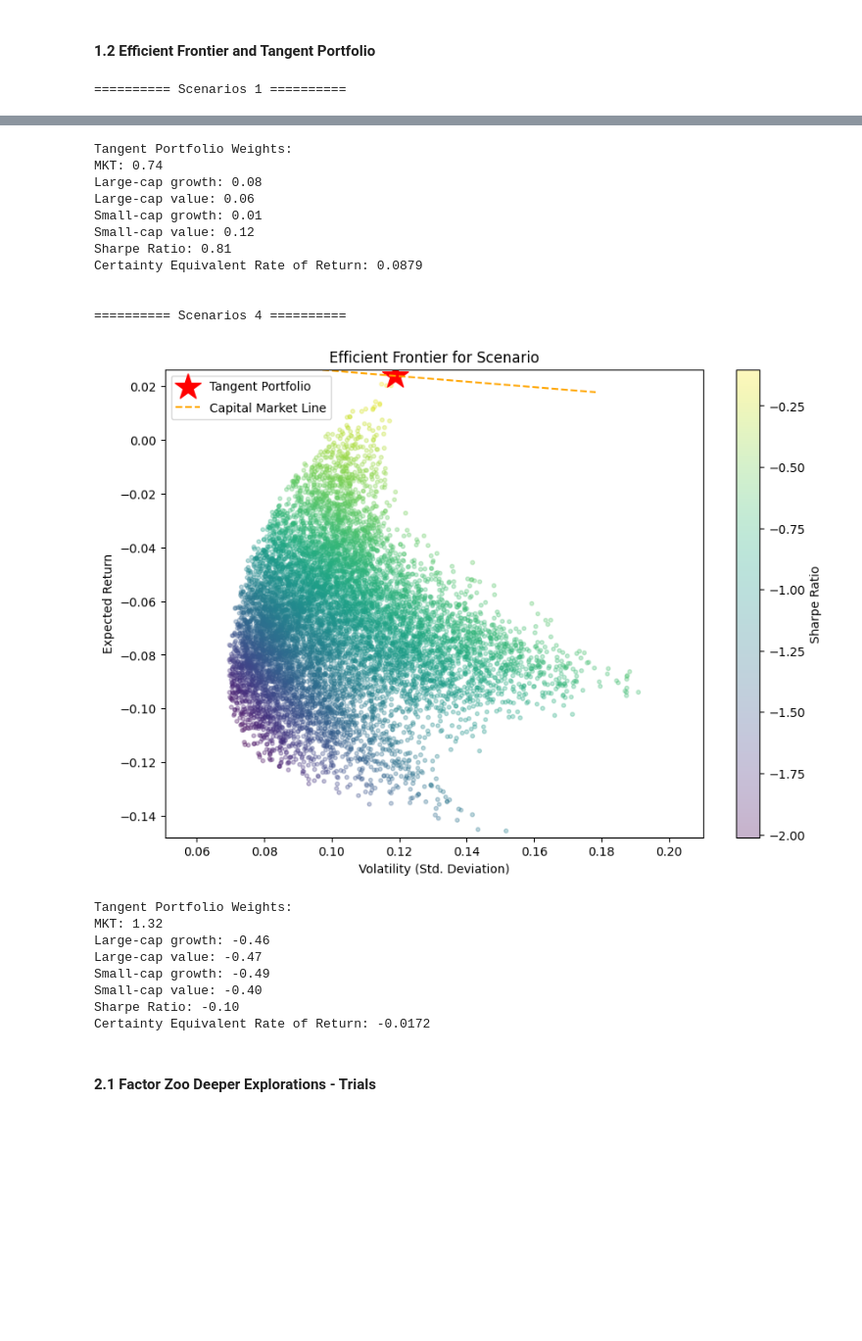
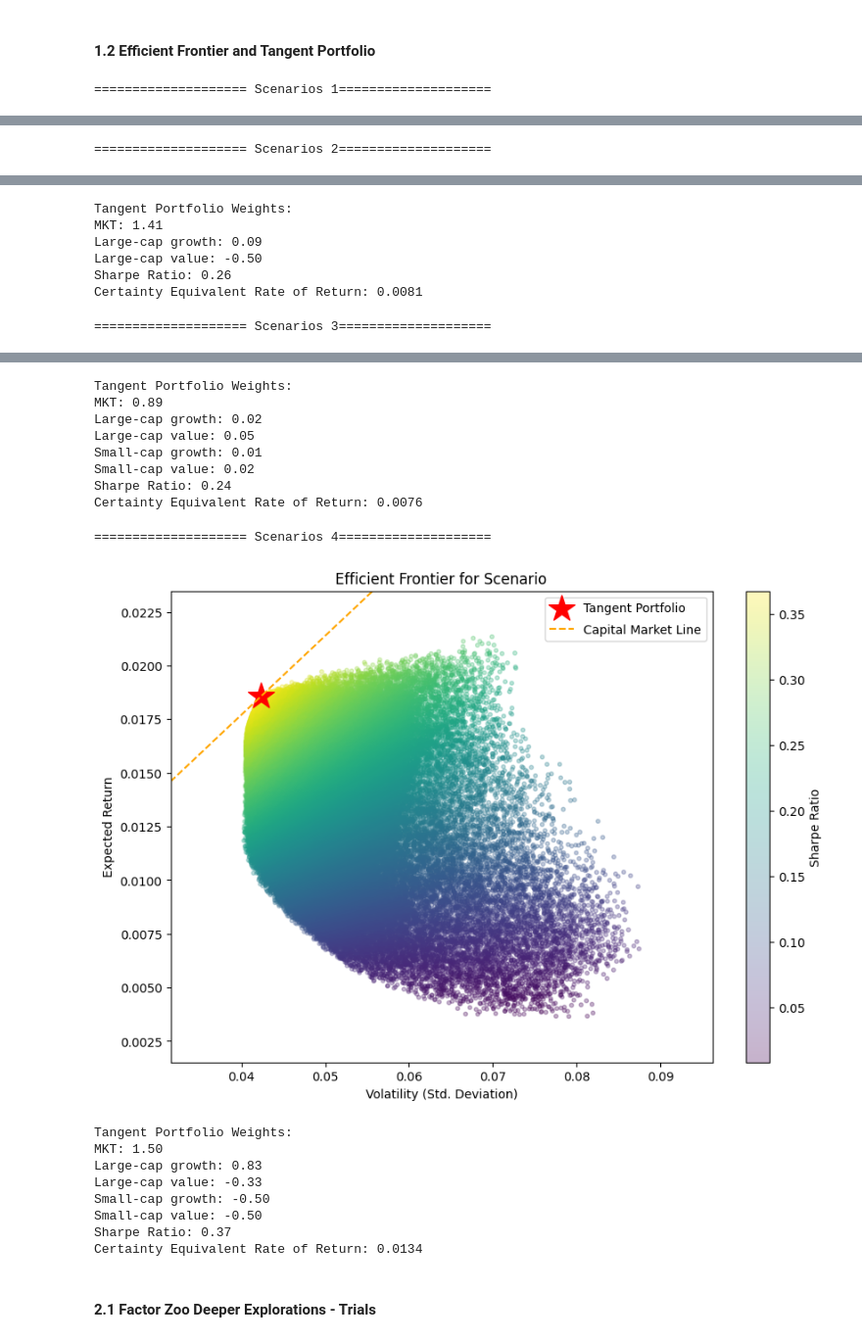
Before and after one commit to yeyechen/HKU-MFIN7034-ML, a Jupyter notebook: coursework_2.ipynb, the cells around one changed output, grey strips where cells are left out. Shown at 98% size. Saved outputs shown, nothing was run; the diff lists cells and outputs as text; code cells hidden in the pictures; blank space fills up the shorter version.

```diff
--- a/coursework_2.ipynb
+++ b/coursework_2.ipynb
@@ -71,7 +99,7 @@ def simulate_portfolios(returns, R_f=0.003, num_portfolios=10000, constraints=No
     results = np.zeros((3, num_portfolios))
     weights_record = []
 
-    for i in range(num_portfolios):
+    for i in tqdm(range(num_portfolios)):
         if constraints == 'long_only':
             weights = np.random.random(num_assets)
             weights /= np.sum(weights)
@@ -84,17 +112,15 @@ def simulate_portfolios(returns, R_f=0.003, num_portfolios=10000, constraints=No
             weights = np.random.uniform(-0.5, 1.5, num_assets)
             weights /= np.sum(weights)
             """
-            # Generate weights using Dirichlet distribution scaled to [-0.5, 1.5]
-            alpha = np.ones(num_assets)
-            weights = np.random.dirichlet(alpha)
-            weights = (weights * 2) - 0.5  # Scale to [-0.5, 1.5] range
+            # weights from -0.5 to 1.5
+            weights = generate_weights(num_assets)
 
         weights_record.append(weights)
-        portfolio_return = np.sum(weights * returns.mean()) * 12
-        portfolio_std_dev = np.sqrt(np.dot(weights.T, np.dot(returns.cov() * 12, weights)))
+        portfolio_return = np.sum(weights * returns.mean())
+        portfolio_std_dev = np.sqrt(np.dot(weights.T, np.dot(returns.cov(), weights)))
         results[0,i] = portfolio_return
         results[1,i] = portfolio_std_dev
-        results[2,i] = (portfolio_return - R_f * 12) / portfolio_std_dev
+        results[2,i] = (portfolio_return - R_f) / portfolio_std_dev
 
     return results, weights_record
 
@@ -106,17 +132,16 @@ def plot_efficient_frontier(results, weights_record, returns, R_f=0.003):
     max_sharpe_weights = weights_record[max_sharpe_idx]
 
     # Calculate tangent line parameters
-    R_f_annual = R_f * 12
-    slope = (max_sharpe_return - R_f_annual) / max_sharpe_std_dev
+    slope = (max_sharpe_return - R_f) / max_sharpe_std_dev
     x_tangent = np.linspace(0, max_sharpe_std_dev * 1.5, 100)
-    y_tangent = R_f_annual + slope * x_tangent
+    y_tangent = R_f + slope * x_tangent
 
     plt.figure(figsize=(10, 7))
     plt.scatter(results[1,:], results[0,:], c=results[2,:], cmap='viridis', marker='o', s=10, alpha=0.3)
     plt.colorbar(label='Sharpe Ratio')
     plt.scatter(max_sharpe_std_dev, max_sharpe_return, c='red', marker='*', s=500, label='Tangent Portfolio')
     plt.plot(x_tangent, y_tangent, '--', c='orange', label='Capital Market Line')
-    # Set dynamic axis limits with 5% padding
+    # Set dynamic axis limits with 10% padding
     x_padding = 0.1 * np.max(results[1,:])
     y_padding = 0.1 * np.max(results[0,:])
     plt.xlim(max(0, np.min(results[1,:]) - x_padding),
@@ -146,9 +171,13 @@ scenarios = [
 
 for i, (constraint, assets) in enumerate(scenarios, 1):
     selected_returns = port_ret_df[assets]
-    results, weights_record = simulate_portfolios(selected_returns, num_portfolios=10000, constraints=constraint)
-    print(f'========== Scenarios {i} ==========')
+    num_simulation = 10000
+    # because more assets, need to run more simulation
+    if i >= 3:
+        num_simulation *= 10
+    results, weights_record = simulate_portfolios(selected_returns, num_portfolios=num_simulation, constraints=constraint)
+    print('='*20 + ' Scenarios ' + str(i) + '='*20)
     plot_efficient_frontier(results, weights_record, selected_returns)
     print('\n')
 # %% [output]
-========== Scenarios 1 ==========
+==================== Scenarios 1====================
@@ -164,0 +191 @@ Certainty Equivalent Rate of Return: 0.0940
+==================== Scenarios 2====================
@@ -174,0 +193,7 @@ Certainty Equivalent Rate of Return: 0.0832
+Tangent Portfolio Weights:
+MKT: 1.41
+Large-cap growth: 0.09
+Large-cap value: -0.50
+Sharpe Ratio: 0.26
+Certainty Equivalent Rate of Return: 0.0081
+==================== Scenarios 3====================
@@ -176,22 +201,20 @@ Certainty Equivalent Rate of Return: 0.0832
-Tangent Portfolio Weights:
-MKT: 0.74
-Large-cap growth: 0.08
-Large-cap value: 0.06
-Small-cap growth: 0.01
-Small-cap value: 0.12
-Sharpe Ratio: 0.81
-Certainty Equivalent Rate of Return: 0.0879
-
-
-========== Scenarios 4 ==========
+Tangent Portfolio Weights:
+MKT: 0.89
+Large-cap growth: 0.02
+Large-cap value: 0.05
+Small-cap growth: 0.01
+Small-cap value: 0.02
+Sharpe Ratio: 0.24
+Certainty Equivalent Rate of Return: 0.0076
+==================== Scenarios 4====================
-[figure, old version]
+[figure, new version]
-Tangent Portfolio Weights:
-MKT: 1.32
-Large-cap growth: -0.46
-Large-cap value: -0.47
-Small-cap growth: -0.49
-Small-cap value: -0.40
-Sharpe Ratio: -0.10
-Certainty Equivalent Rate of Return: -0.0172
+Tangent Portfolio Weights:
+MKT: 1.50
+Large-cap growth: 0.83
+Large-cap value: -0.33
+Small-cap growth: -0.50
+Small-cap value: -0.50
+Sharpe Ratio: 0.37
+Certainty Equivalent Rate of Return: 0.0134
 # %% [markdown]
 #### 2.1 Factor Zoo Deeper Explorations - Trials
```
Also changed, not shown: parts of 16 cells of this notebook.
